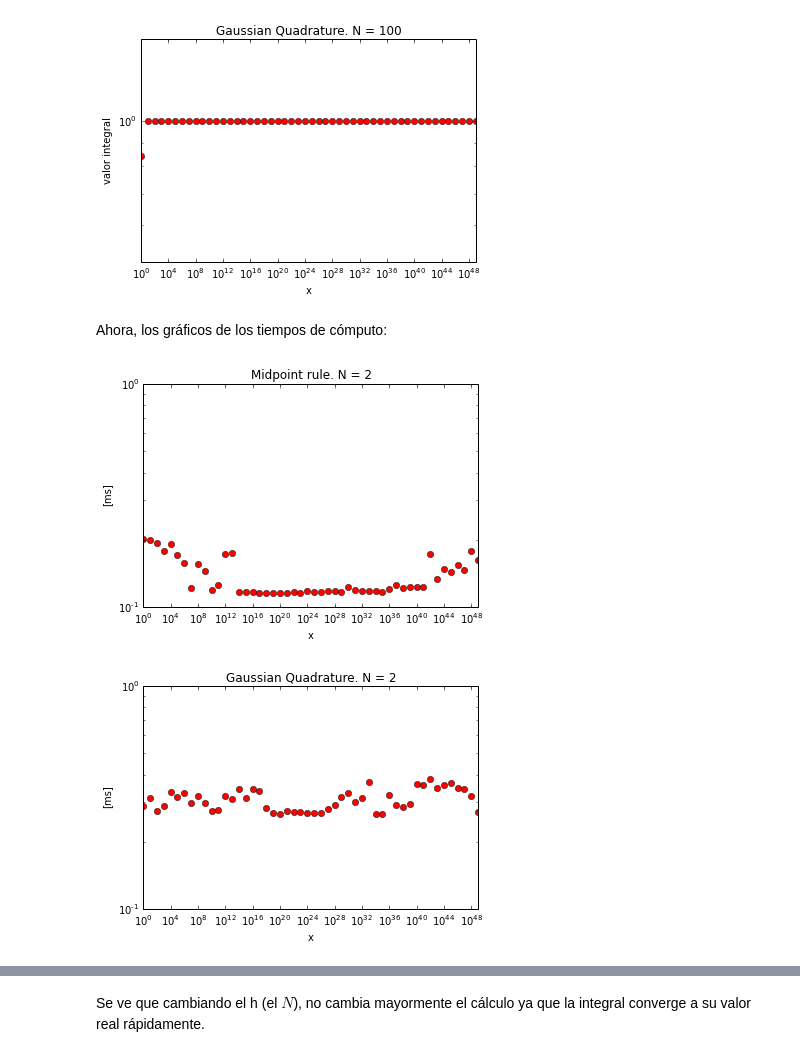
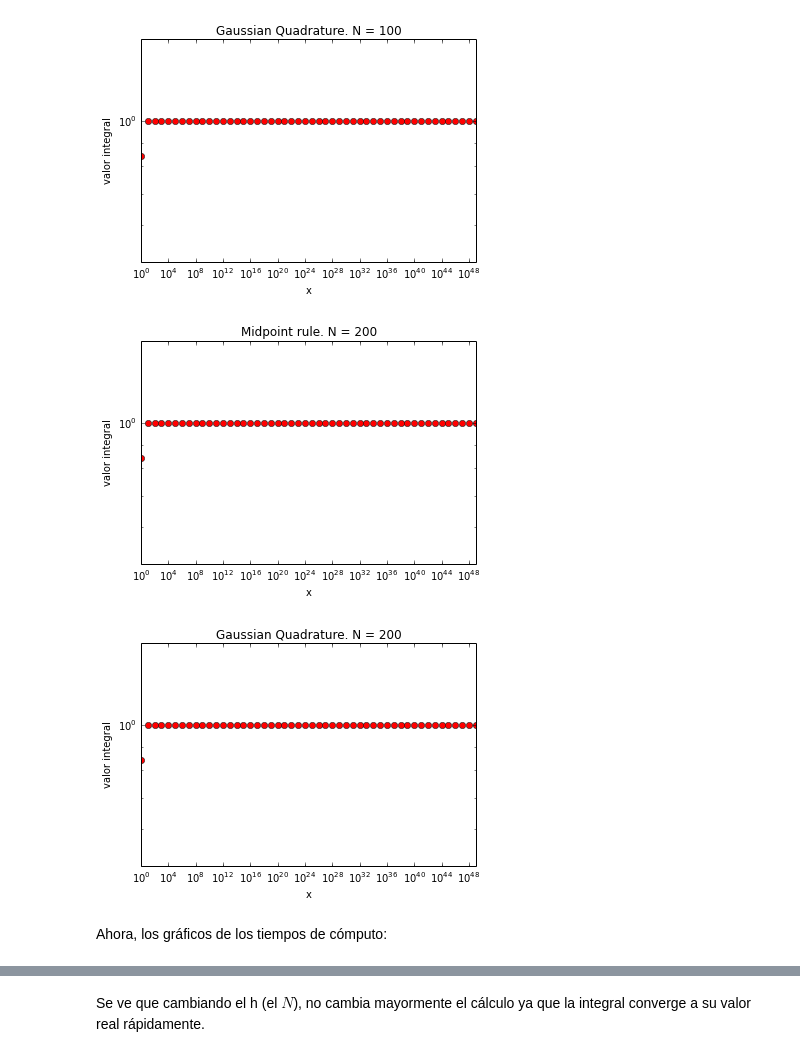
Before and after one commit to gemoya/cc2, a Jupyter notebook: lab2/tarea2.ipynb, the cells around one changed output, grey strips where cells are left out. Drawn from its saved outputs; the diff is of its cells as text; code cells hidden in the pictures.

```diff
--- a/lab2/tarea2.ipynb
+++ b/lab2/tarea2.ipynb
@@ -233,31 +209,32 @@ plt.show()
 # %% [output]
 [figure]
 [figure]
+# %%
+# Midpoint rule
+N = 200
+plt.loglog(points, get_data(f1, points, f3, 'mp'), 'or')
+plt.xlabel("x")
+plt.ylabel("valor integral")
+plt.title("Midpoint rule. N = 200")
+plt.ylim([0.5, 1.5])
+plt.show()
+
+# trapezoid: Error
+
+# Simpsons: Error
+
+# Gaussian Quadrature
+plt.loglog(points, get_data(f1, points, f3, ''), 'or')
+plt.xlabel("x")
+plt.ylabel("valor integral")
+plt.title("Gaussian Quadrature. N = 200")
+plt.ylim([0.5, 1.5])
+plt.show()
+# %% [output]
+[figure, added]
+[figure, added]
 # %% [markdown]
 Ahora, los gráficos de los tiempos de cómputo:
-# %%
-# Midpoint rule
-N = 2
-plt.loglog(points, get_data(f1, points, f3, 'mp', 't'), 'or')
-plt.xlabel("x")
-plt.ylabel("[ms]")
-plt.title("Midpoint rule. N = 2")
-plt.show()
-
-# trapezoid: Error
-
-# Simpsons: Error
-
-# Gaussian Quadrature
-plt.loglog(points, get_data(f1, points, f3, '', 't'), 'or')
-
-plt.xlabel("x")
-plt.ylabel("[ms]")
-plt.title("Gaussian Quadrature. N = 2")
-plt.show()
-# %% [output]
-[figure, removed]
-[figure, removed]
 # %%
 # Midpoint rule
 N = 10
```
Also changed, not shown: parts of 16 cells of this notebook.
